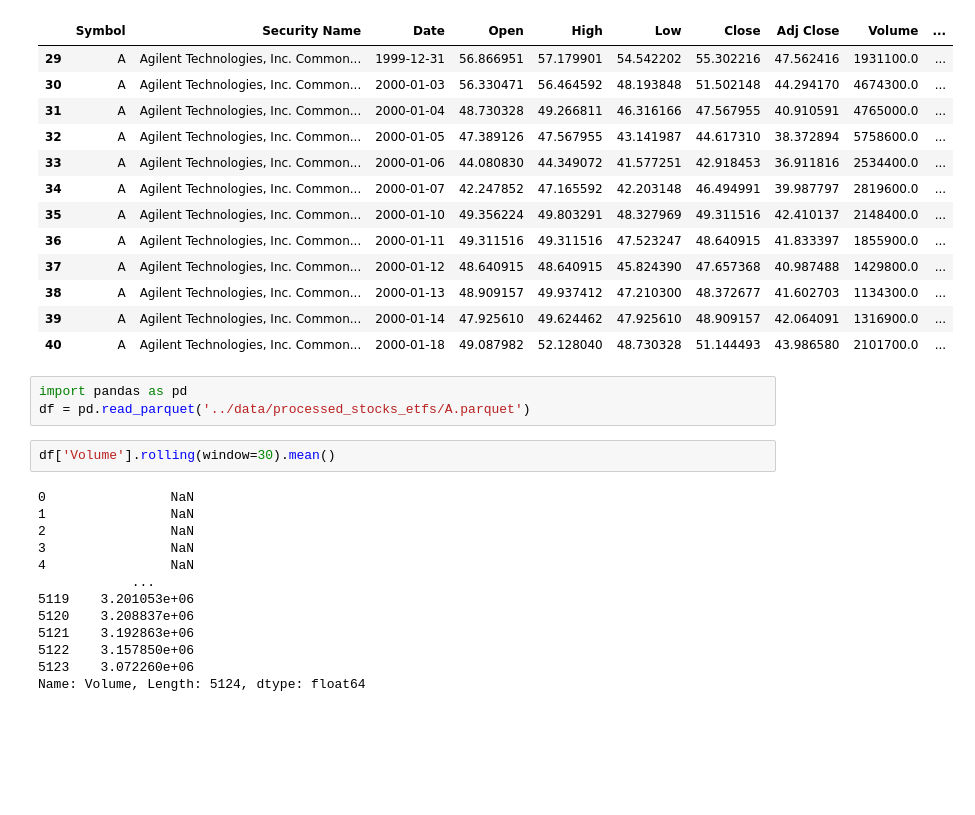
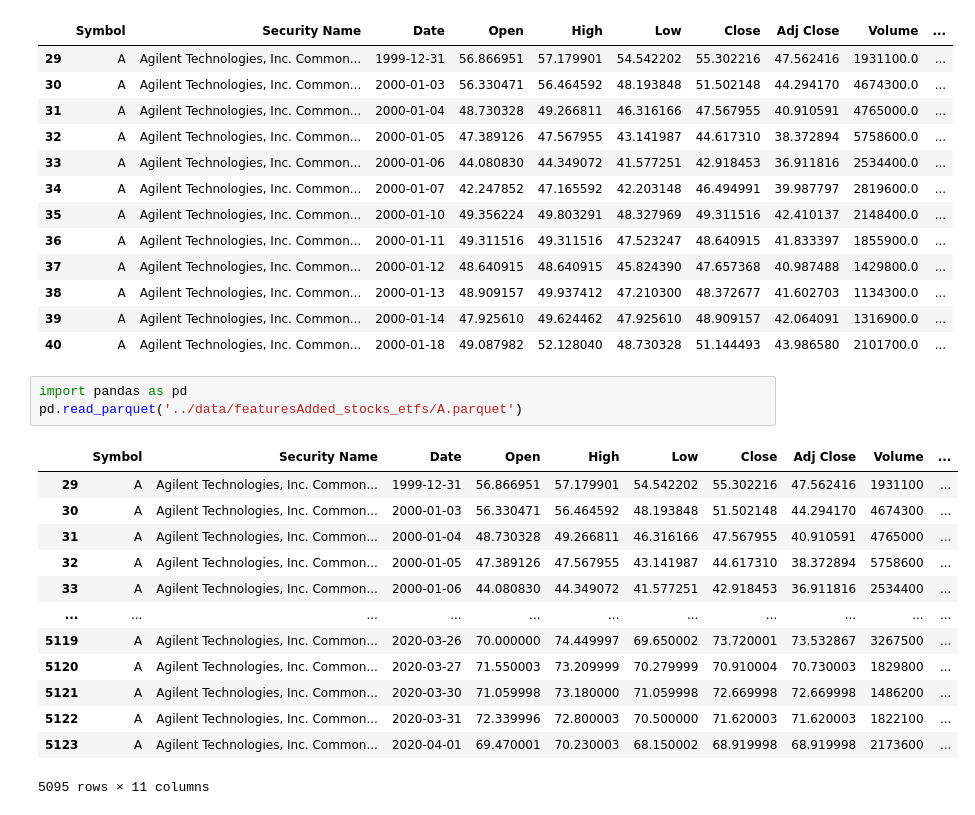
Before and after one commit to FelixQLe/ML_PIPELINE_AIRFLOW_SPARK_DOCKER, a Jupyter notebook: dags/utils/add_sym_sec_name.ipynb, the cells around one changed output. Saved outputs shown, nothing was run; the diff lists cells and outputs as text; blank space fills up the shorter version.

Commit message:
Spark, finishing 'processing Data' stage using Spark over Pandas

```diff
--- a/dags/utils/add_sym_sec_name.ipynb
+++ b/dags/utils/add_sym_sec_name.ipynb
@@ -423,19 +415,18 @@ A_stocks.limit(41).toPandas().iloc[29:41]
 | 40 | A | Agilent Technologies, Inc. Common... | 2000-01-18 | 49.087982 | 52.128040 | 48.730328 | 51.144493 | 43.986580 | 2101700.0 | ... |
 # %%
 import pandas as pd
-df = pd.read_parquet('../data/processed_stocks_etfs/A.parquet')
+pd.read_parquet('../data/featuresAdded_stocks_etfs/A.parquet')
+# %% [output]
+|  | Symbol | Security Name | Date | Open | High | Low | Close | Adj Close | Volume | ... |
+| 29 | A | Agilent Technologies, Inc. Common... | 1999-12-31 | 56.866951 | 57.179901 | 54.542202 | 55.302216 | 47.562416 | 1931100 | ... |
+| 30 | A | Agilent Technologies, Inc. Common... | 2000-01-03 | 56.330471 | 56.464592 | 48.193848 | 51.502148 | 44.294170 | 4674300 | ... |
+| 31 | A | Agilent Technologies, Inc. Common... | 2000-01-04 | 48.730328 | 49.266811 | 46.316166 | 47.567955 | 40.910591 | 4765000 | ... |
+| 32 | A | Agilent Technologies, Inc. Common... | 2000-01-05 | 47.389126 | 47.567955 | 43.141987 | 44.617310 | 38.372894 | 5758600 | ... |
+| 33 | A | Agilent Technologies, Inc. Common... | 2000-01-06 | 44.080830 | 44.349072 | 41.577251 | 42.918453 | 36.911816 | 2534400 | ... |
+| ... | ... | ... | ... | ... | ... | ... | ... | ... | ... | ... |
+| 5119 | A | Agilent Technologies, Inc. Common... | 2020-03-26 | 70.000000 | 74.449997 | 69.650002 | 73.720001 | 73.532867 | 3267500 | ... |
+| 5120 | A | Agilent Technologies, Inc. Common... | 2020-03-27 | 71.550003 | 73.209999 | 70.279999 | 70.910004 | 70.730003 | 1829800 | ... |
+| 5121 | A | Agilent Technologies, Inc. Common... | 2020-03-30 | 71.059998 | 73.180000 | 71.059998 | 72.669998 | 72.669998 | 1486200 | ... |
+| 5122 | A | Agilent Technologies, Inc. Common... | 2020-03-31 | 72.339996 | 72.800003 | 70.500000 | 71.620003 | 71.620003 | 1822100 | ... |
+| 5123 | A | Agilent Technologies, Inc. Common... | 2020-04-01 | 69.470001 | 70.230003 | 68.150002 | 68.919998 | 68.919998 | 2173600 | ... |
+5095 rows × 11 columns
-# %%
-df['Volume'].rolling(window=30).mean()
-# %% [output]
-0                NaN
-1                NaN
-2                NaN
-3                NaN
-4                NaN
-            ...
-5119    3.201053e+06
-5120    3.208837e+06
-5121    3.192863e+06
-5122    3.157850e+06
-5123    3.072260e+06
-Name: Volume, Length: 5124, dtype: float64
```
Also changed, not shown: parts of 7 cells of this notebook.
